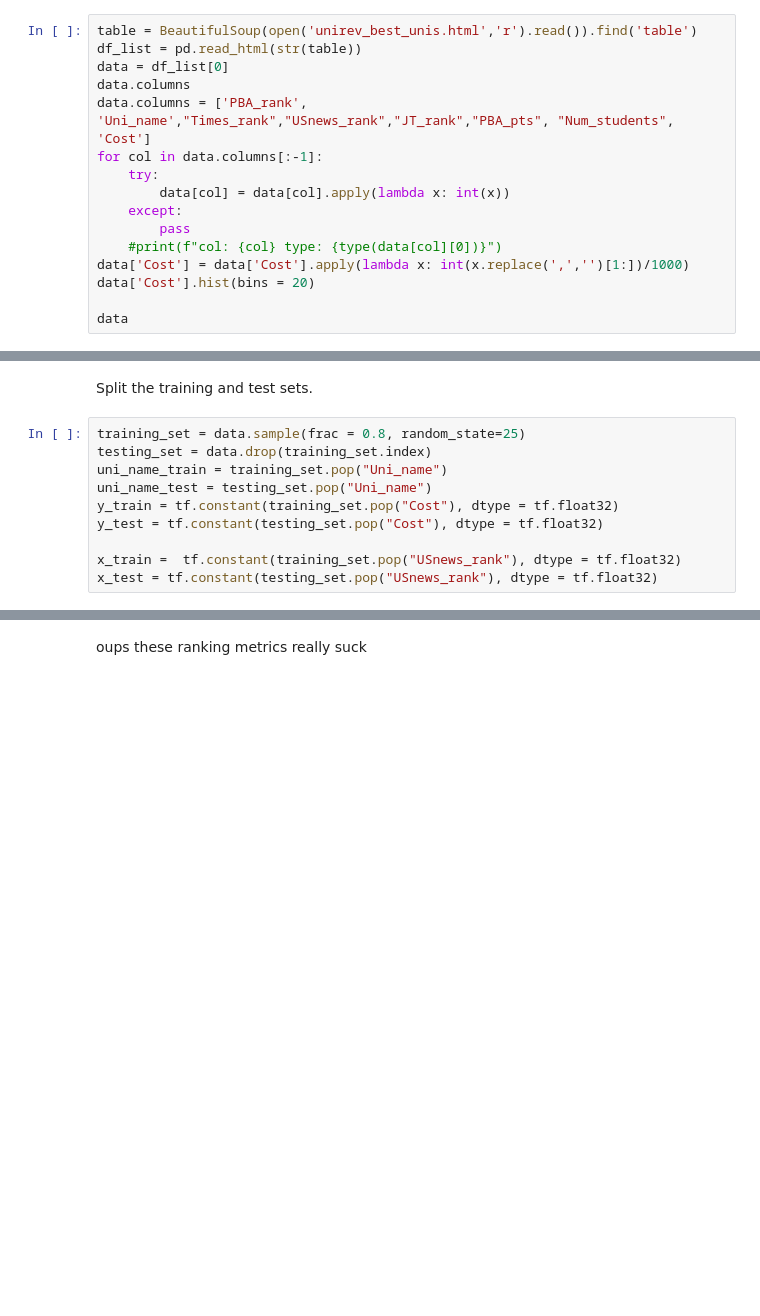
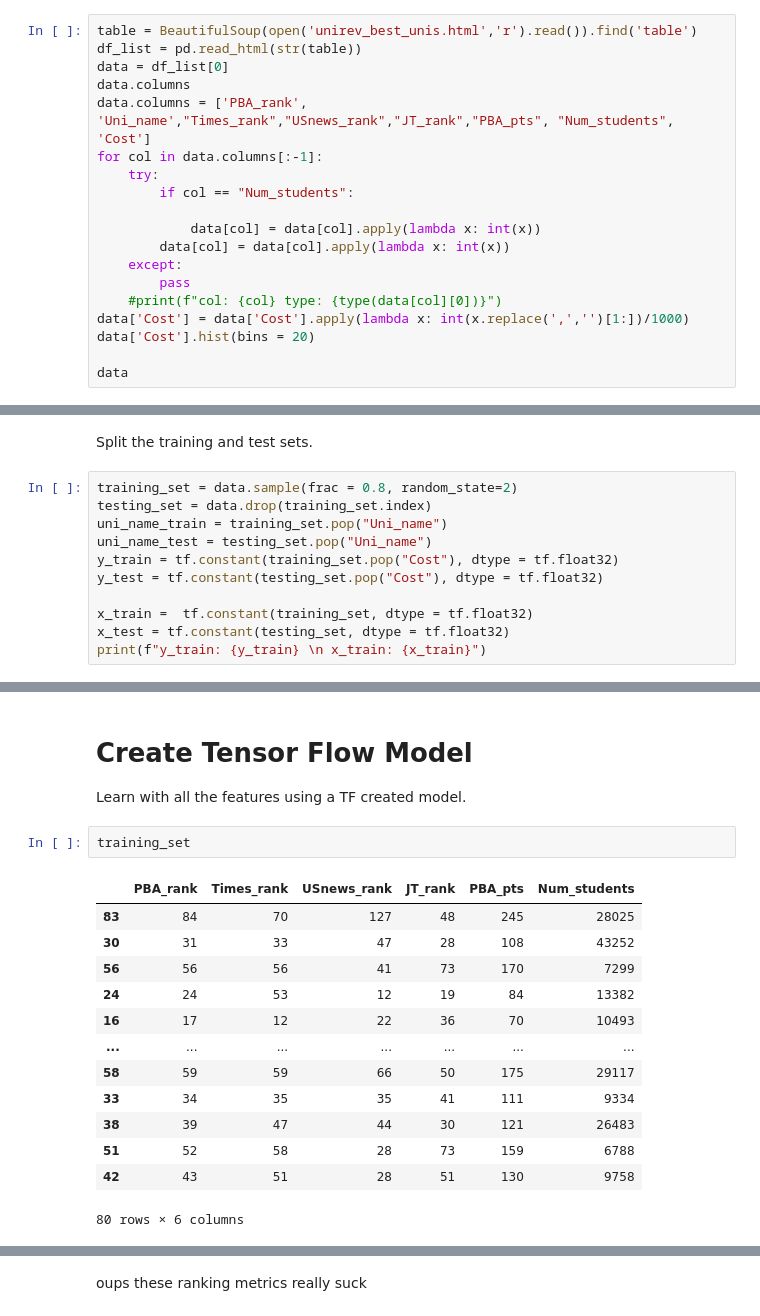
Before and after one commit to yao-creative/best_unis, a Jupyter notebook: predict_prices.ipynb, the cells around one changed output, grey strips where cells are left out. Saved outputs shown, nothing was run; the diff lists cells and outputs as text; blank space fills up the shorter version.

```diff
--- a/predict_prices.ipynb
+++ b/predict_prices.ipynb
@@ -18,6 +20,9 @@ data.columns
 data.columns = ['PBA_rank', 'Uni_name',"Times_rank","USnews_rank","JT_rank","PBA_pts", "Num_students", 'Cost']
 for col in data.columns[:-1]:
     try:
+        if col == "Num_students":
+
+            data[col] = data[col].apply(lambda x: int(x))
         data[col] = data[col].apply(lambda x: int(x))
     except:
         pass
@@ -57,12 +67,13 @@ Seems like there's some correlation between US news and the price of the best un
 # %% [markdown]
 Split the training and test sets.
 # %%
-training_set = data.sample(frac = 0.8, random_state=25)
+training_set = data.sample(frac = 0.8, random_state=2)
 testing_set = data.drop(training_set.index)
 uni_name_train = training_set.pop("Uni_name")
 uni_name_test = testing_set.pop("Uni_name")
 y_train = tf.constant(training_set.pop("Cost"), dtype = tf.float32)
 y_test = tf.constant(testing_set.pop("Cost"), dtype = tf.float32)
 
-x_train =  tf.constant(training_set.pop("USnews_rank"), dtype = tf.float32)
-x_test = tf.constant(testing_set.pop("USnews_rank"), dtype = tf.float32)
+x_train =  tf.constant(training_set, dtype = tf.float32)
+x_test = tf.constant(testing_set, dtype = tf.float32)
+print(f"y_train: {y_train} \n x_train: {x_train}")
@@ -71,2 +120,21 @@ Create Model
+# %% [markdown]
+# Create Tensor Flow Model
+Learn with all the features using a TF created model.
+# %%
+training_set
+# %% [output]
+|  | PBA_rank | Times_rank | USnews_rank | JT_rank | PBA_pts | Num_students |
+| 83 | 84 | 70 | 127 | 48 | 245 | 28025 |
+| 30 | 31 | 33 | 47 | 28 | 108 | 43252 |
+| 56 | 56 | 56 | 41 | 73 | 170 | 7299 |
+| 24 | 24 | 53 | 12 | 19 | 84 | 13382 |
+| 16 | 17 | 12 | 22 | 36 | 70 | 10493 |
+| ... | ... | ... | ... | ... | ... | ... |
+| 58 | 59 | 59 | 66 | 50 | 175 | 29117 |
+| 33 | 34 | 35 | 35 | 41 | 111 | 9334 |
+| 38 | 39 | 47 | 44 | 30 | 121 | 26483 |
+| 51 | 52 | 58 | 28 | 73 | 159 | 6788 |
+| 42 | 43 | 51 | 28 | 51 | 130 | 9758 |
+80 rows × 6 columns
 # %%
 model = keras.models.Sequential([
```
Also changed, not shown: parts of 11 cells of this notebook.
